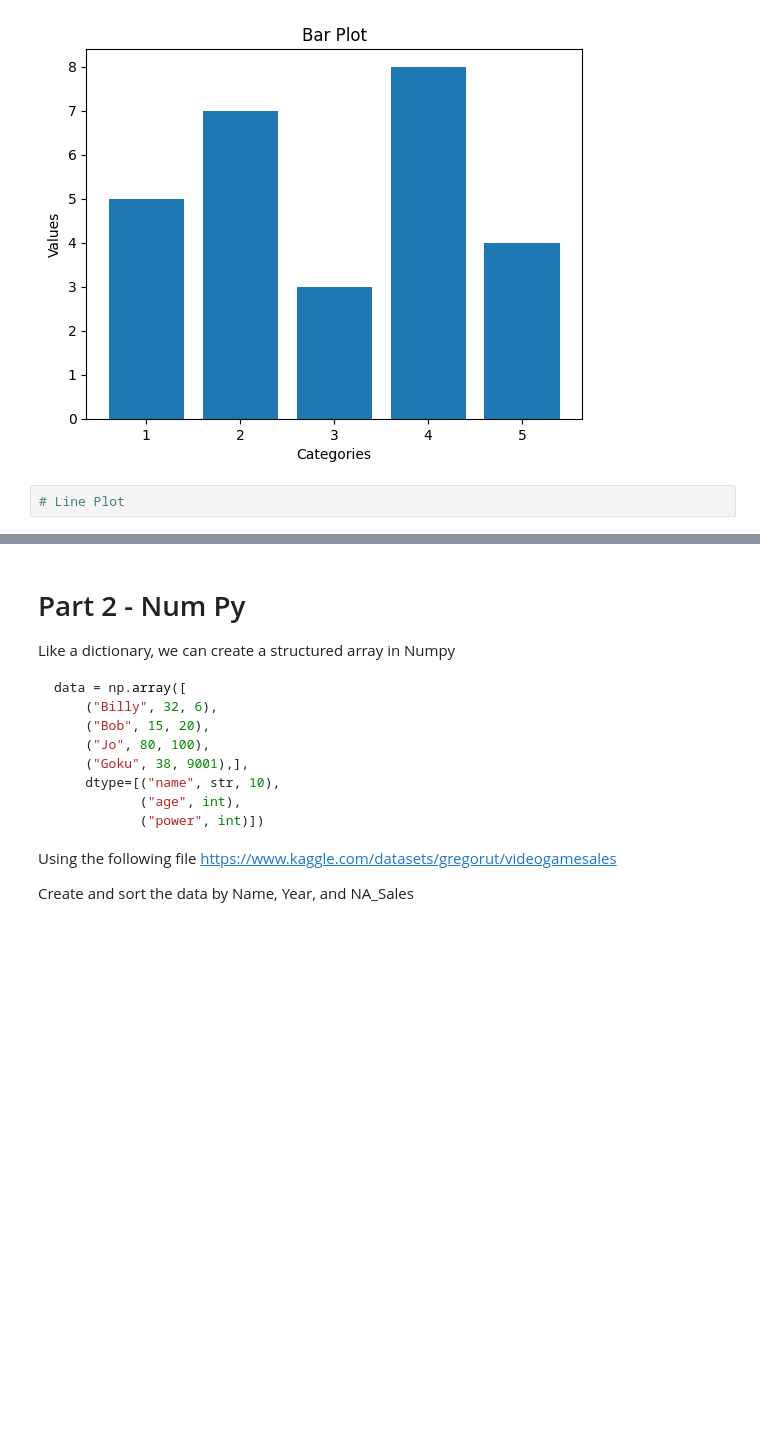
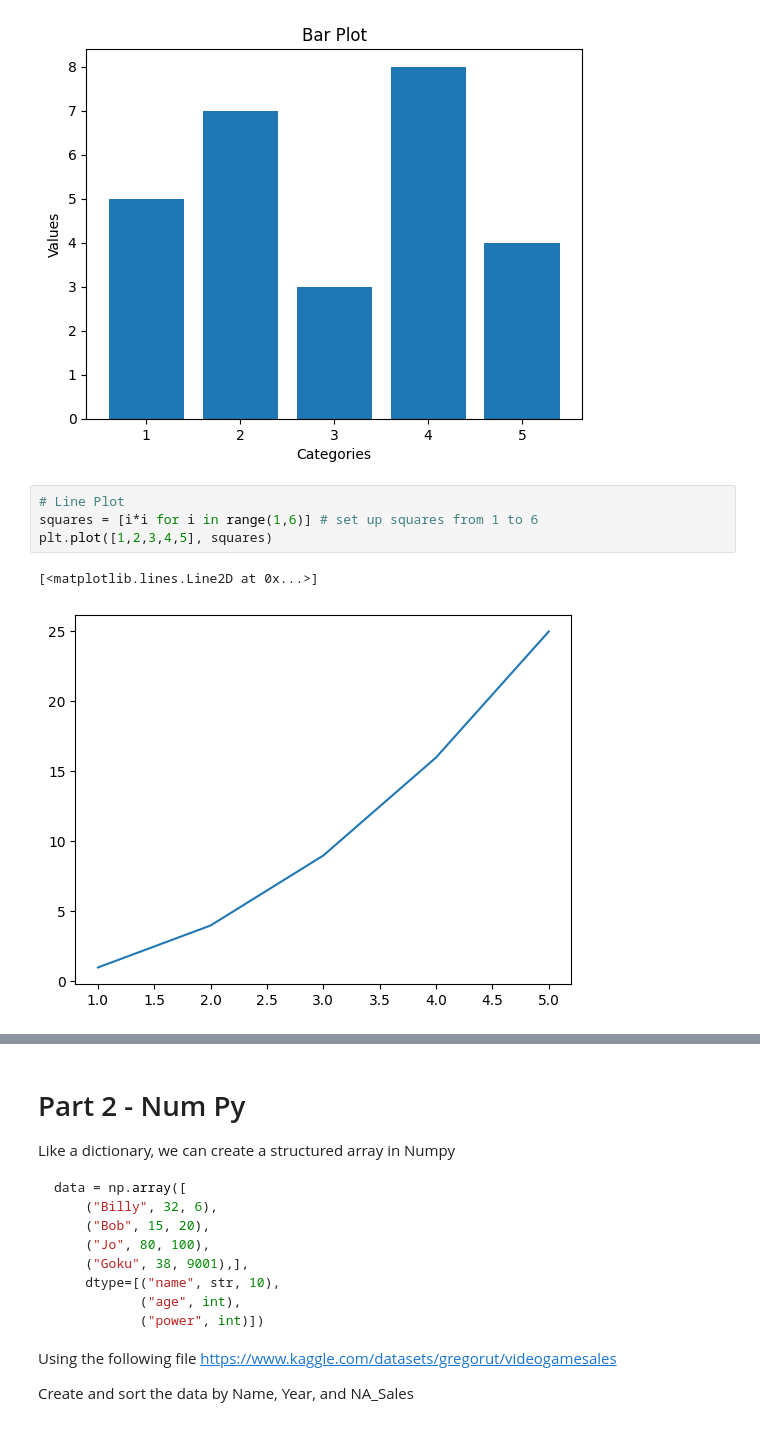
Before and after one commit to ETE4990-S25/homeworkfolder-Gizmofire, a Jupyter notebook: Homework/Homework 05/Homework05- MatPlot_NumPy.ipynb, the cells around one changed output, grey strips where cells are left out. Cells and saved outputs as stored; diff of their text form; blank space fills up the shorter version.

```diff
--- a/Homework/Homework 05/Homework05- MatPlot_NumPy.ipynb
+++ b/Homework/Homework 05/Homework05- MatPlot_NumPy.ipynb
@@ -31,5 +29,10 @@ plt.show()
 [figure]
 # %%
 # Line Plot
+squares = [i*i for i in range(1,6)] # set up squares from 1 to 6
+plt.plot([1,2,3,4,5], squares)
+# %% [output]
+[<matplotlib.lines.Line2D at 0x...>]
+[figure, added]
 # %%
 # Scatter Plot
```
Also changed, not shown: parts of 5 cells of this notebook.
